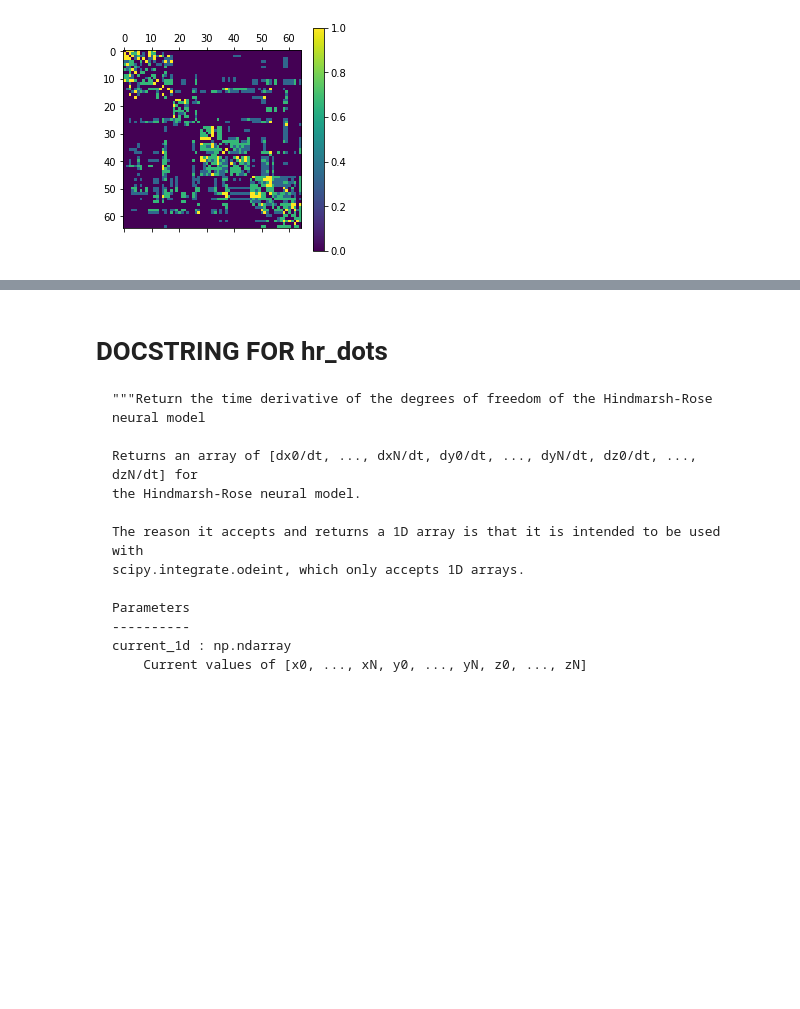
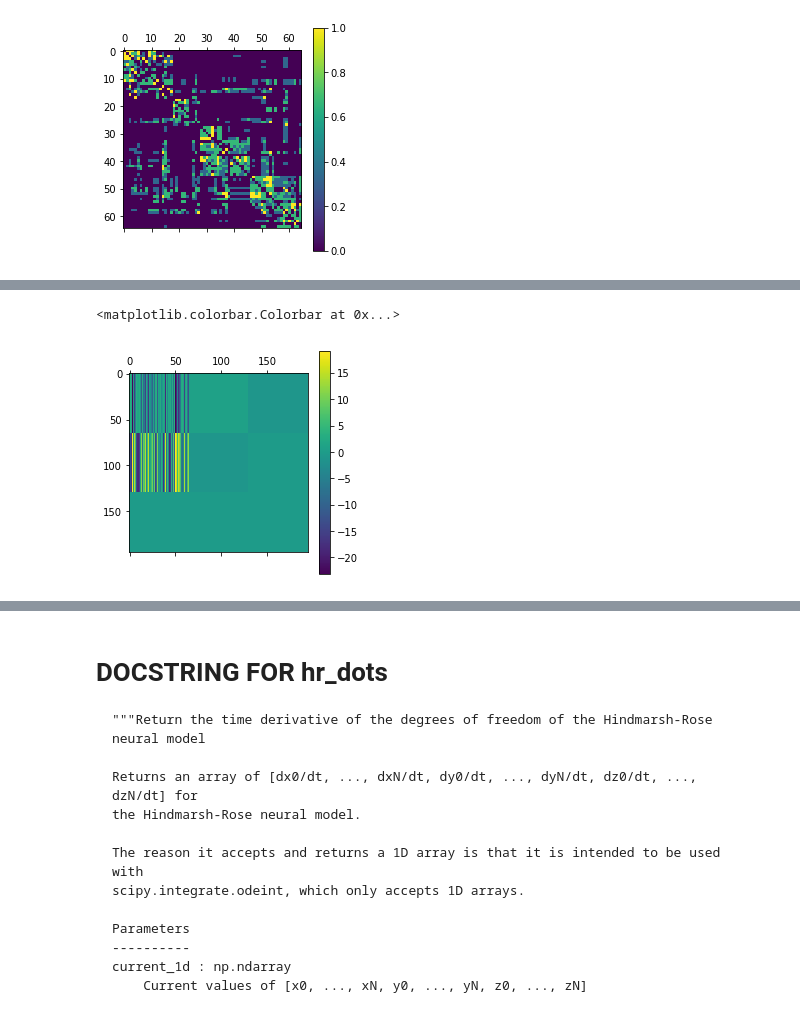
Before and after one commit to henmitch/chimera-2019, a Jupyter notebook: code/sim.ipynb, the cells around one changed output, grey strips where cells are left out. Drawn from its saved outputs; the diff is of its cells as text; code cells hidden in the pictures; blank space fills up the shorter version.

```diff
--- a/code/sim.ipynb
+++ b/code/sim.ipynb
@@ -12,7 +10,9 @@ def Θ(x, x_rev, λ, θ):
     return (xj - x_rev)/(1 + np.exp(-λ*(xk - θ)))
 # %%
 def dΘ_dx(x, λ, θ):
-    return 1/(1 + np.exp(-λ*(x - θ)))
+    final = np.ones((x.size, x.size))*1/(1 + np.exp(-λ*(x - θ)))
+    np.fill_diagonal(final, final.diagonal() + x*λ*np.exp(-λ*(x - θ))/(1+np.exp(-λ*(x - θ)))**2)
+    return final
 # %%
 def hr_dots(current, t0, b, i0, x_rev, λ, θ, μ, s, x_rest, α, n1, β, n2, G1, G2):
     x, y, z = map(lambda k: k.flatten(), np.split(current, 3))
@@ -103,3 +103,9 @@ plt.legend()
+# %%
+plt.matshow(jac(0, ivs))
+plt.colorbar()
+# %% [output]
+<matplotlib.colorbar.Colorbar at 0x...>
+[figure, added]
 # %%
 plt.hist(ivs[0], label="x")
 plt.hist(ivs[1], label="y")
```
Also changed, not shown: parts of 20 cells of this notebook.
